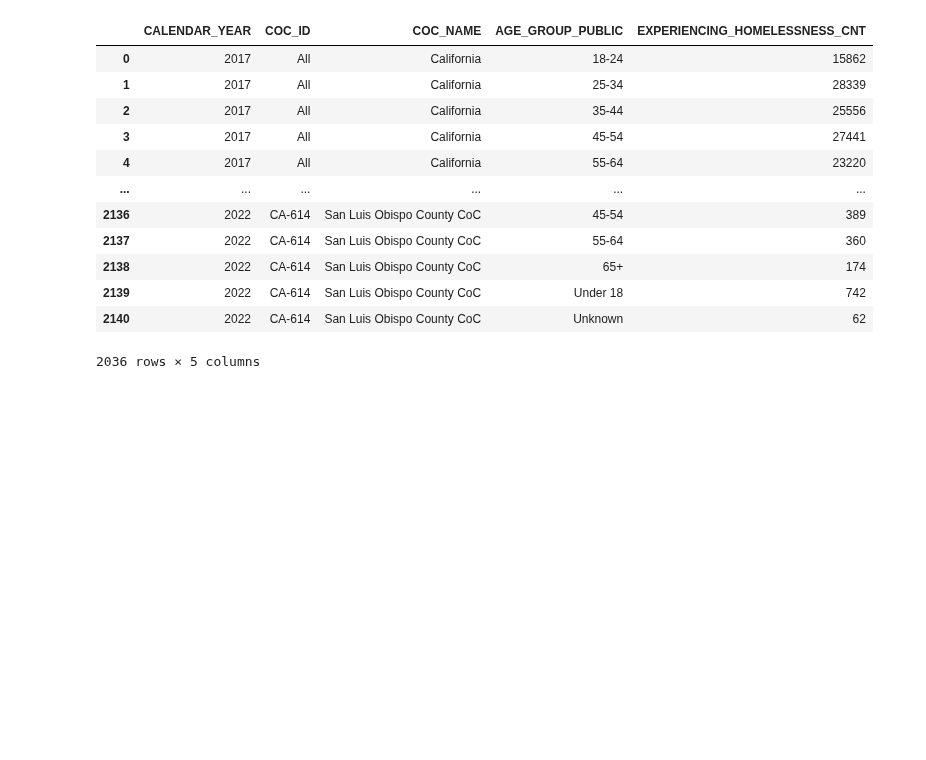
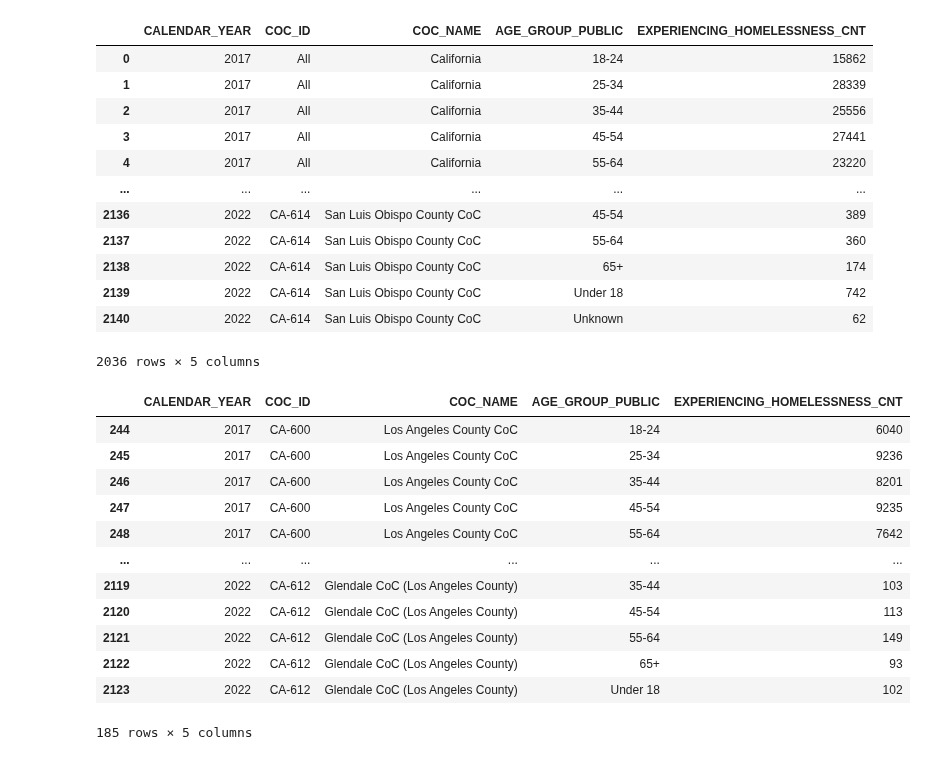
Before and after one commit to evacs/Project-1, a Jupyter notebook: matt_data_exploration.ipynb, the cells around one changed output. Saved outputs shown, nothing was run; the diff lists cells and outputs as text; code cells hidden in the pictures; blank space fills up the shorter version.

```diff
--- a/matt_data_exploration.ipynb
+++ b/matt_data_exploration.ipynb
@@ -78,3 +98,21 @@ clean_age_df
 | 2139 | 2022 | CA-614 | San Luis Obispo County CoC | Under 18 | 742 |
 | 2140 | 2022 | CA-614 | San Luis Obispo County CoC | Unknown | 62 |
 2036 rows × 5 columns
+# %%
+# Find all Continuums of Care in Los Angeles County
+la_county_coc = clean_age_df.loc[clean_age_df["COC_NAME"].str.contains("Los Angeles County", case = False)]
+la_county_coc
+# %% [output]
+|  | CALENDAR_YEAR | COC_ID | COC_NAME | AGE_GROUP_PUBLIC | EXPERIENCING_HOMELESSNESS_CNT |
+| 244 | 2017 | CA-600 | Los Angeles County CoC | 18-24 | 6040 |
+| 245 | 2017 | CA-600 | Los Angeles County CoC | 25-34 | 9236 |
+| 246 | 2017 | CA-600 | Los Angeles County CoC | 35-44 | 8201 |
+| 247 | 2017 | CA-600 | Los Angeles County CoC | 45-54 | 9235 |
+| 248 | 2017 | CA-600 | Los Angeles County CoC | 55-64 | 7642 |
+| ... | ... | ... | ... | ... | ... |
+| 2119 | 2022 | CA-612 | Glendale CoC (Los Angeles County) | 35-44 | 103 |
+| 2120 | 2022 | CA-612 | Glendale CoC (Los Angeles County) | 45-54 | 113 |
+| 2121 | 2022 | CA-612 | Glendale CoC (Los Angeles County) | 55-64 | 149 |
+| 2122 | 2022 | CA-612 | Glendale CoC (Los Angeles County) | 65+ | 93 |
+| 2123 | 2022 | CA-612 | Glendale CoC (Los Angeles County) | Under 18 | 102 |
+185 rows × 5 columns
```
Also changed, not shown: parts of 17 cells of this notebook.
